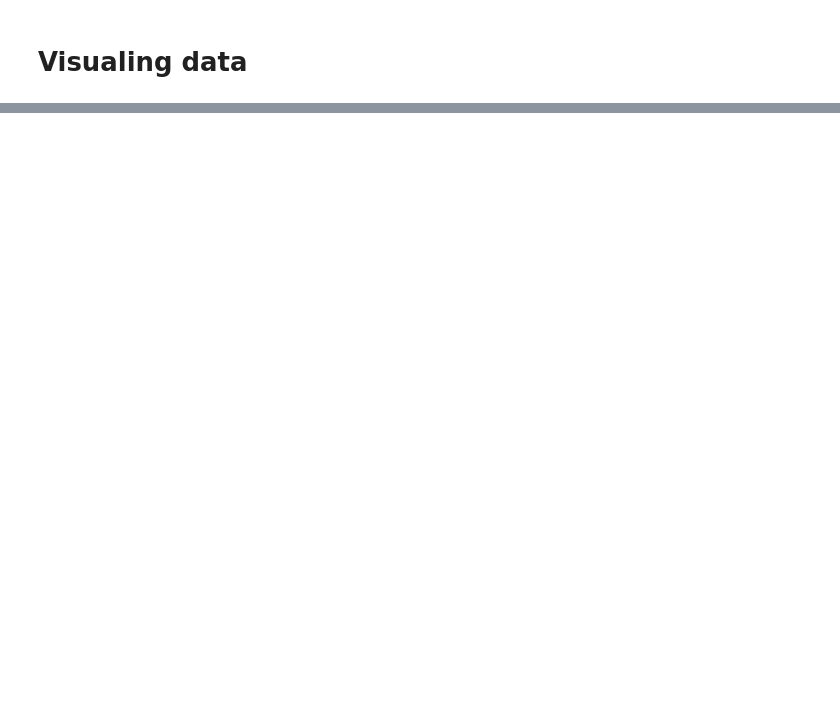
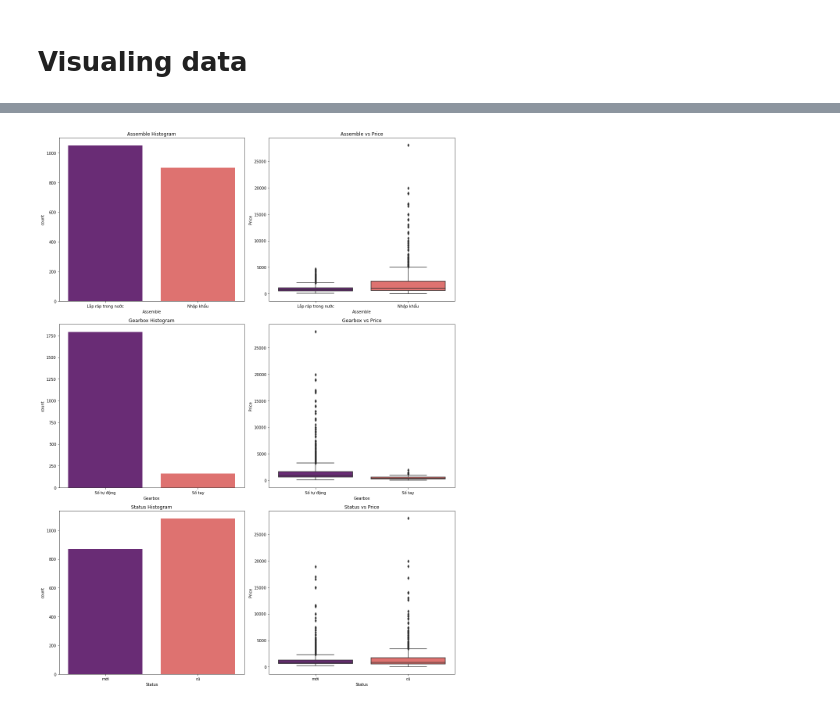
Before and after one commit to Kim-bk/car-price-prediction, a Jupyter notebook: Kim/linear_regression.ipynb, the cells around one changed output, grey strips where cells are left out. Saved outputs shown, nothing was run; the diff lists cells and outputs as text; code cells hidden in the pictures; blank space fills up the shorter version.

```diff
--- a/Kim/linear_regression.ipynb
+++ b/Kim/linear_regression.ipynb
@@ -193,0 +158,19 @@ Text(0, 0.5, 'Avg Price (Dollars)')
+# %%
+def plot_count(x,fig):
+    plt.subplot(3,2,fig)
+    plt.title(x+' Histogram')
+    sns.countplot(cars[x],palette=("magma"))
+    plt.subplot(3,2,(fig+1))
+    plt.title(x+' vs Price')
+    sns.boxplot(x=cars[x], y=cars.Price, palette=("magma"))
+
+plt.figure(figsize=(15,20))
+
+plot_count('Assemble', 1)
+plot_count('Gearbox', 3)
+plot_count('Status', 5)
+
+
+plt.tight_layout()
+# %% [output]
+[figure, added]
```
Also changed, not shown: parts of 41 cells of this notebook.
